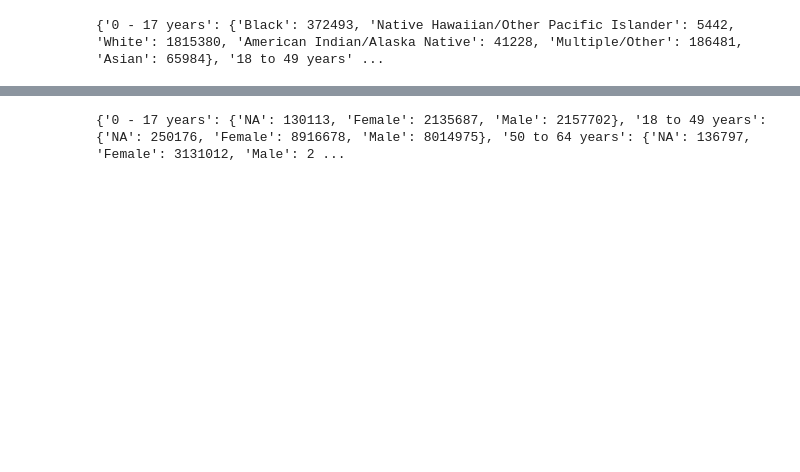
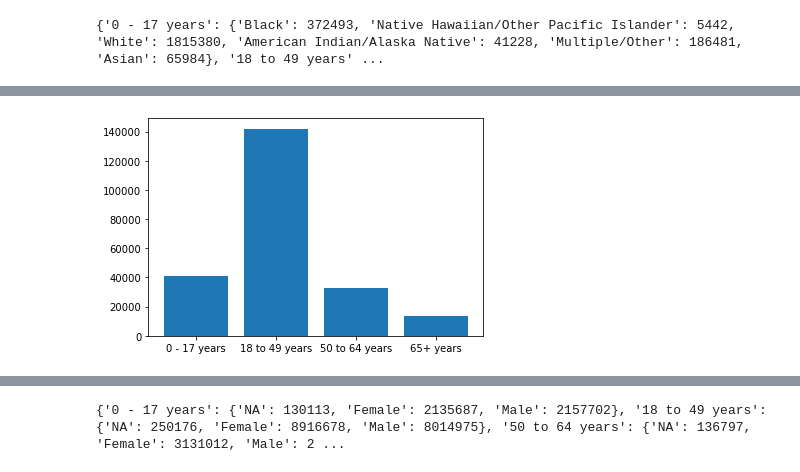
Before and after one commit to microtaryn/HotPodatas, a Jupyter notebook: CDC_COVID.ipynb, the cells around one changed output, grey strips where cells are left out. Cells and saved outputs as stored; diff of their text form; code cells hidden in the pictures; blank space fills up the shorter version.

```diff
--- a/CDC_COVID.ipynb
+++ b/CDC_COVID.ipynb
@@ -46,0 +92,11 @@ print(age_race_dict)
+# %%
+import matplotlib.pyplot as plt
+A = numByRace('American Indian/Alaska Native')
+
+plt.bar(range(len(A)), list(A.values()), align='center')
+plt.xticks(range(len(A)), list(A.keys()))
+
+plt.show()
+#American Indian/Alaska Native
+# %% [output]
+[figure, added]
```
Also changed, not shown: parts of 12 cells of this notebook.
